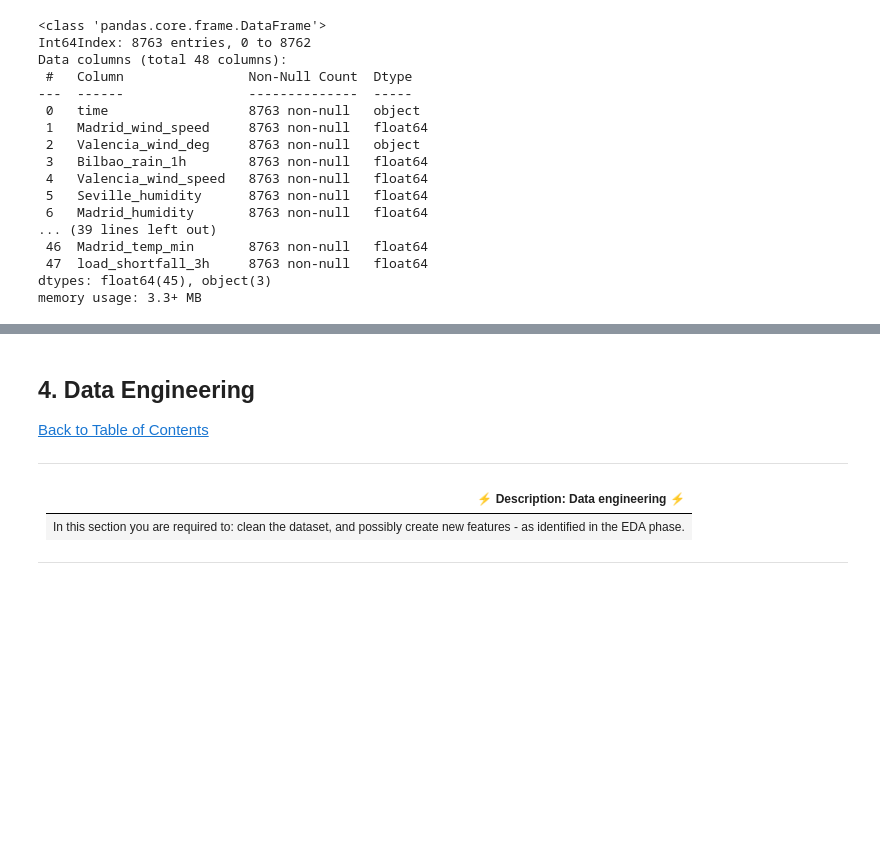
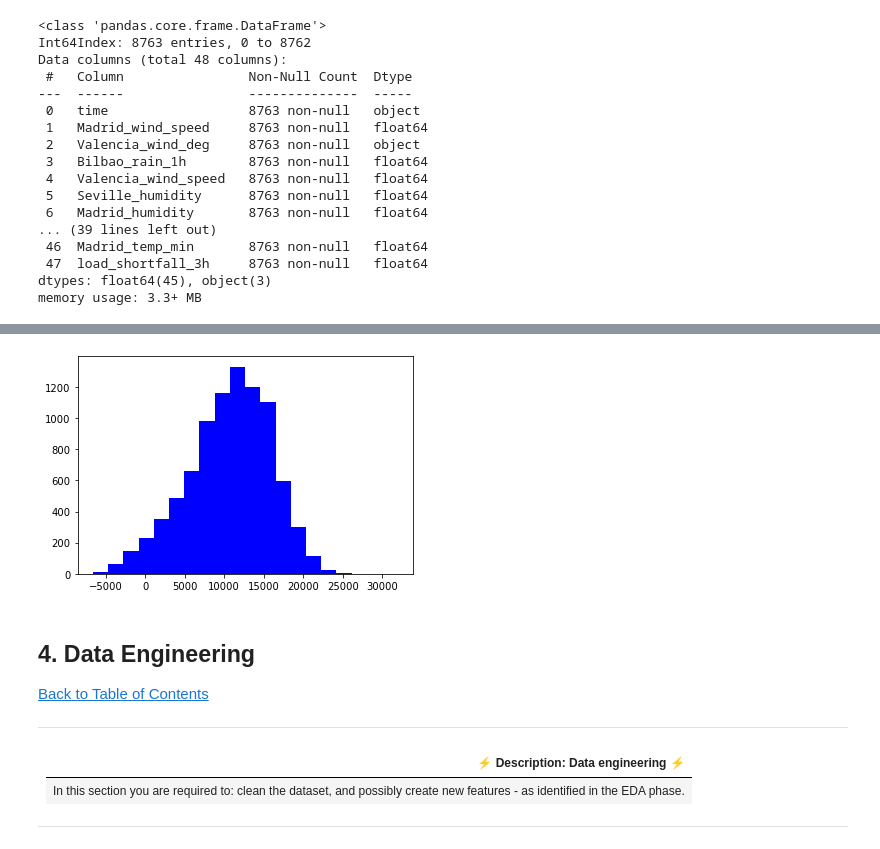
Before and after one commit to henre7860/Advanced-Regression-Predict, a Jupyter notebook: starter-notebook.ipynb, the cells around one changed output, grey strips where cells are left out. Cells and saved outputs as stored; diff of their text form; code cells hidden in the pictures; blank space fills up the shorter version.

```diff
--- a/starter-notebook.ipynb
+++ b/starter-notebook.ipynb
@@ -135,3 +256,8 @@ memory usage: 3.3+ MB
+# %%
+plt.hist(train_df['load_shortfall_3h'],orientation = 'vertical',histtype = 'bar', color ='blue', bins= 20)
+plt.show()
+# %% [output]
+[figure, added]
 # %% [markdown]
 <a id="four"></a>
 ## 4. Data Engineering
```
Also changed, not shown: parts of 31 cells of this notebook.
